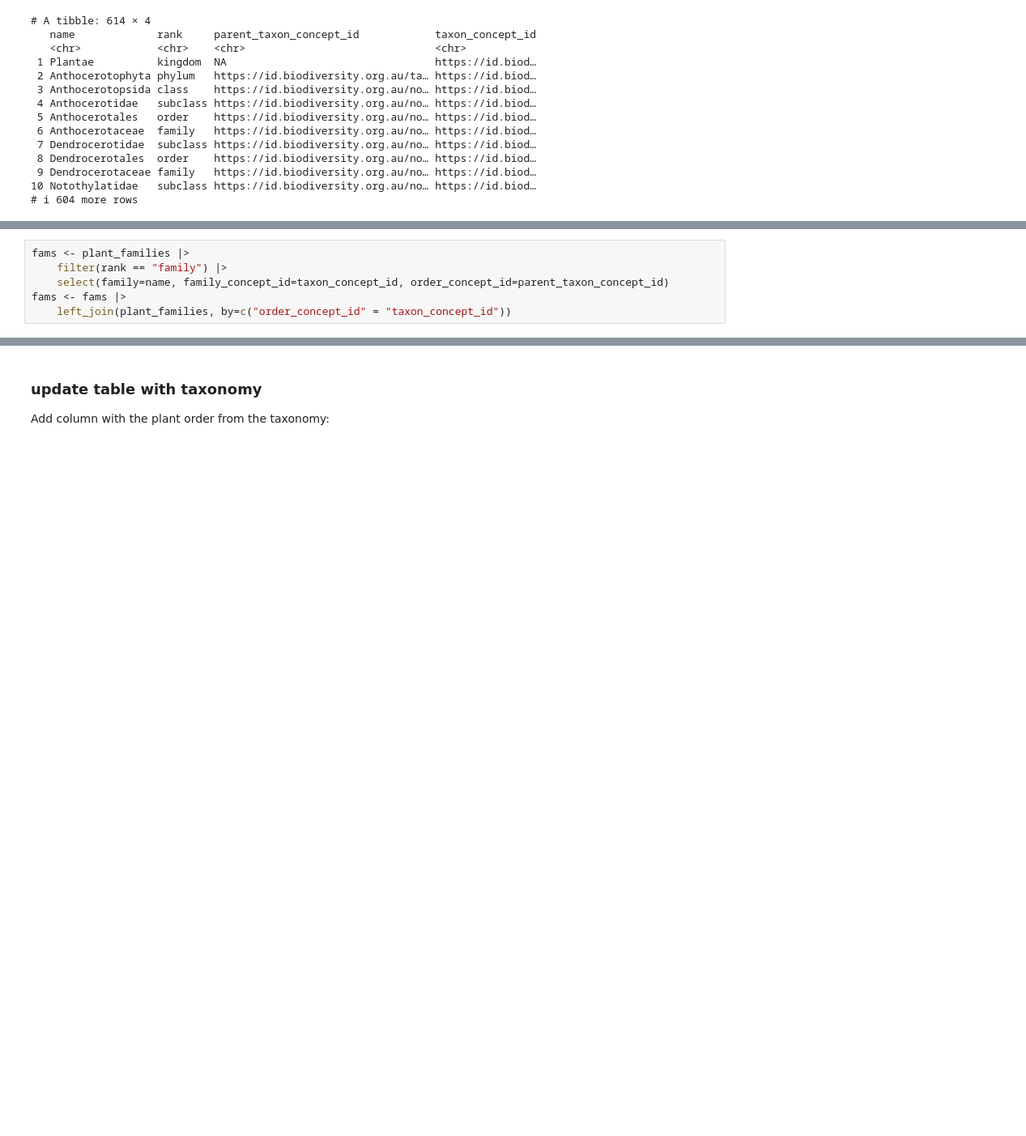
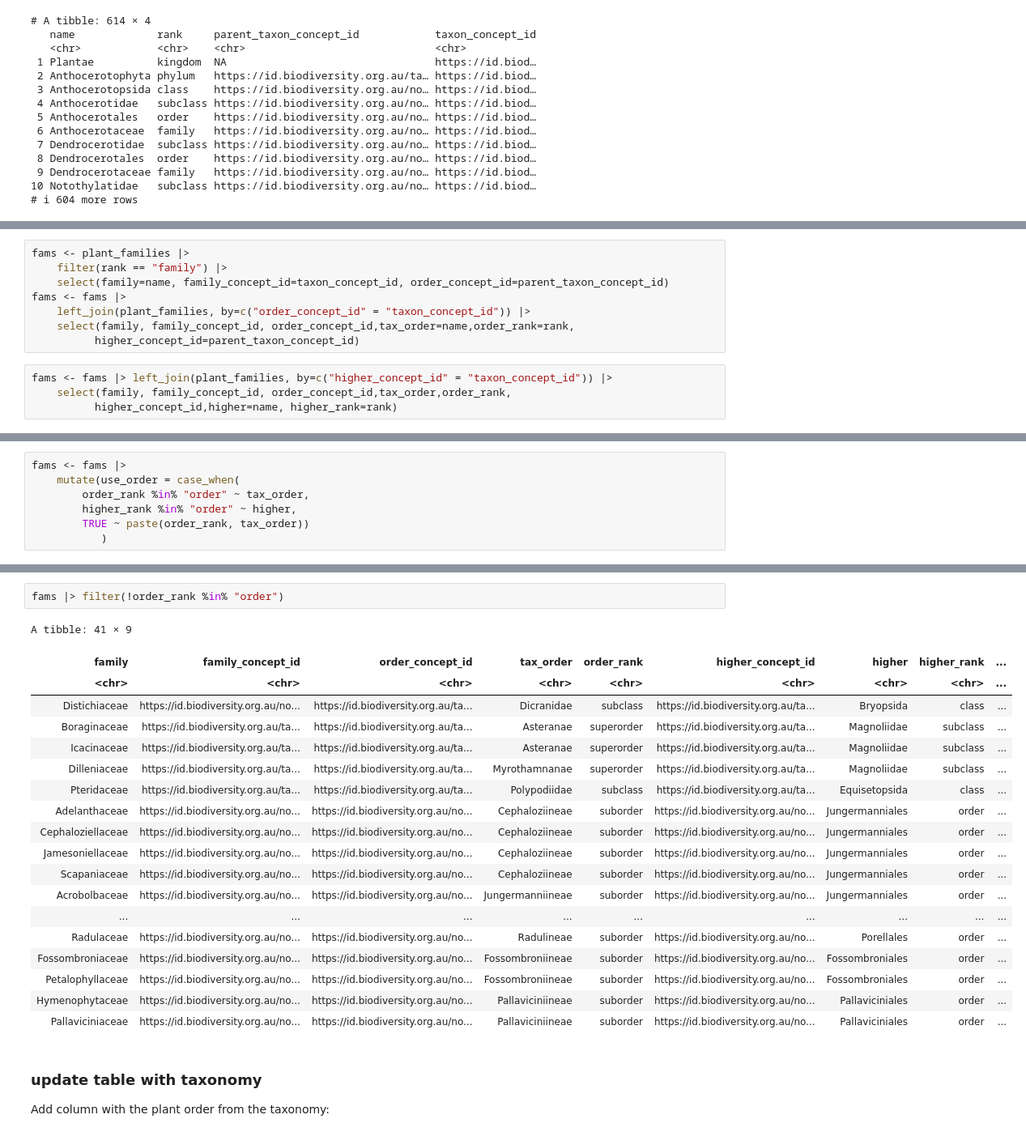
Before and after one commit to ces-unsw-edu-au/fireveg-db-exports, a Jupyter notebook: RDS-output/Read-table-traits-per-species.ipynb, the cells around one changed output, grey strips where cells are left out. Shown at 81% size. Cells and saved outputs as stored; diff of their text form; blank space fills up the shorter version.

Commit message:
Check plant order information from ALA

```diff
--- a/RDS-output/Read-table-traits-per-species.ipynb
+++ b/RDS-output/Read-table-traits-per-species.ipynb
@@ -79,5 +92,11 @@ fams <- plant_families |>
     filter(rank == "family") |>
     select(family=name, family_concept_id=taxon_concept_id, order_concept_id=parent_taxon_concept_id)
 fams <- fams |>
-    left_join(plant_families, by=c("order_concept_id" = "taxon_concept_id"))
+    left_join(plant_families, by=c("order_concept_id" = "taxon_concept_id")) |>
+    select(family, family_concept_id, order_concept_id,tax_order=name,order_rank=rank,
+          higher_concept_id=parent_taxon_concept_id)
+# %%
+fams <- fams |> left_join(plant_families, by=c("higher_concept_id" = "taxon_concept_id")) |>
+    select(family, family_concept_id, order_concept_id,tax_order,order_rank,
+          higher_concept_id,higher=name, higher_rank=rank)
 # %%
@@ -87,0 +110,7 @@ table(fams$rank)
+# %%
+fams <- fams |>
+    mutate(use_order = case_when(
+        order_rank %in% "order" ~ tax_order,
+        higher_rank %in% "order" ~ higher,
+        TRUE ~ paste(order_rank, tax_order))
+           )
@@ -88,3 +131,25 @@ table(fams$rank)
+# %%
+fams |> filter(!order_rank %in% "order")
+# %% [output]
+A tibble: 41 × 9
+| family | family_concept_id | order_concept_id | tax_order | order_rank | higher_concept_id | higher | higher_rank | ... |
+| <chr> | <chr> | <chr> | <chr> | <chr> | <chr> | <chr> | <chr> | ... |
+| Distichiaceae | https://id.biodiversity.org.au/no... | https://id.biodiversity.org.au/ta... | Dicranidae | subclass | https://id.biodiversity.org.au/ta... | Bryopsida | class | ... |
+| Boraginaceae | https://id.biodiversity.org.au/ta... | https://id.biodiversity.org.au/ta... | Asteranae | superorder | https://id.biodiversity.org.au/ta... | Magnoliidae | subclass | ... |
+| Icacinaceae | https://id.biodiversity.org.au/ta... | https://id.biodiversity.org.au/ta... | Asteranae | superorder | https://id.biodiversity.org.au/ta... | Magnoliidae | subclass | ... |
+| Dilleniaceae | https://id.biodiversity.org.au/ta... | https://id.biodiversity.org.au/ta... | Myrothamnanae | superorder | https://id.biodiversity.org.au/ta... | Magnoliidae | subclass | ... |
+| Pteridaceae | https://id.biodiversity.org.au/ta... | https://id.biodiversity.org.au/ta... | Polypodiidae | subclass | https://id.biodiversity.org.au/ta... | Equisetopsida | class | ... |
+| Adelanthaceae | https://id.biodiversity.org.au/no... | https://id.biodiversity.org.au/no... | Cephaloziineae | suborder | https://id.biodiversity.org.au/no... | Jungermanniales | order | ... |
+| Cephaloziellaceae | https://id.biodiversity.org.au/no... | https://id.biodiversity.org.au/no... | Cephaloziineae | suborder | https://id.biodiversity.org.au/no... | Jungermanniales | order | ... |
+| Jamesoniellaceae | https://id.biodiversity.org.au/no... | https://id.biodiversity.org.au/no... | Cephaloziineae | suborder | https://id.biodiversity.org.au/no... | Jungermanniales | order | ... |
+| Scapaniaceae | https://id.biodiversity.org.au/no... | https://id.biodiversity.org.au/no... | Cephaloziineae | suborder | https://id.biodiversity.org.au/no... | Jungermanniales | order | ... |
+| Acrobolbaceae | https://id.biodiversity.org.au/no... | https://id.biodiversity.org.au/no... | Jungermanniineae | suborder | https://id.biodiversity.org.au/no... | Jungermanniales | order | ... |
+| ... | ... | ... | ... | ... | ... | ... | ... | ... |
+| Radulaceae | https://id.biodiversity.org.au/no... | https://id.biodiversity.org.au/no... | Radulineae | suborder | https://id.biodiversity.org.au/no... | Porellales | order | ... |
+| Fossombroniaceae | https://id.biodiversity.org.au/no... | https://id.biodiversity.org.au/no... | Fossombroniineae | suborder | https://id.biodiversity.org.au/no... | Fossombroniales | order | ... |
+| Petalophyllaceae | https://id.biodiversity.org.au/no... | https://id.biodiversity.org.au/no... | Fossombroniineae | suborder | https://id.biodiversity.org.au/no... | Fossombroniales | order | ... |
+| Hymenophytaceae | https://id.biodiversity.org.au/no... | https://id.biodiversity.org.au/no... | Pallaviciniineae | suborder | https://id.biodiversity.org.au/no... | Pallaviciniales | order | ... |
+| Pallaviciniaceae | https://id.biodiversity.org.au/no... | https://id.biodiversity.org.au/no... | Pallaviciniineae | suborder | https://id.biodiversity.org.au/no... | Pallaviciniales | order | ... |
 # %% [markdown]
 ### update table with taxonomy
 Add column with the plant order from the taxonomy:
```
Also changed, not shown: parts of 6 cells of this notebook, 3 other files.
